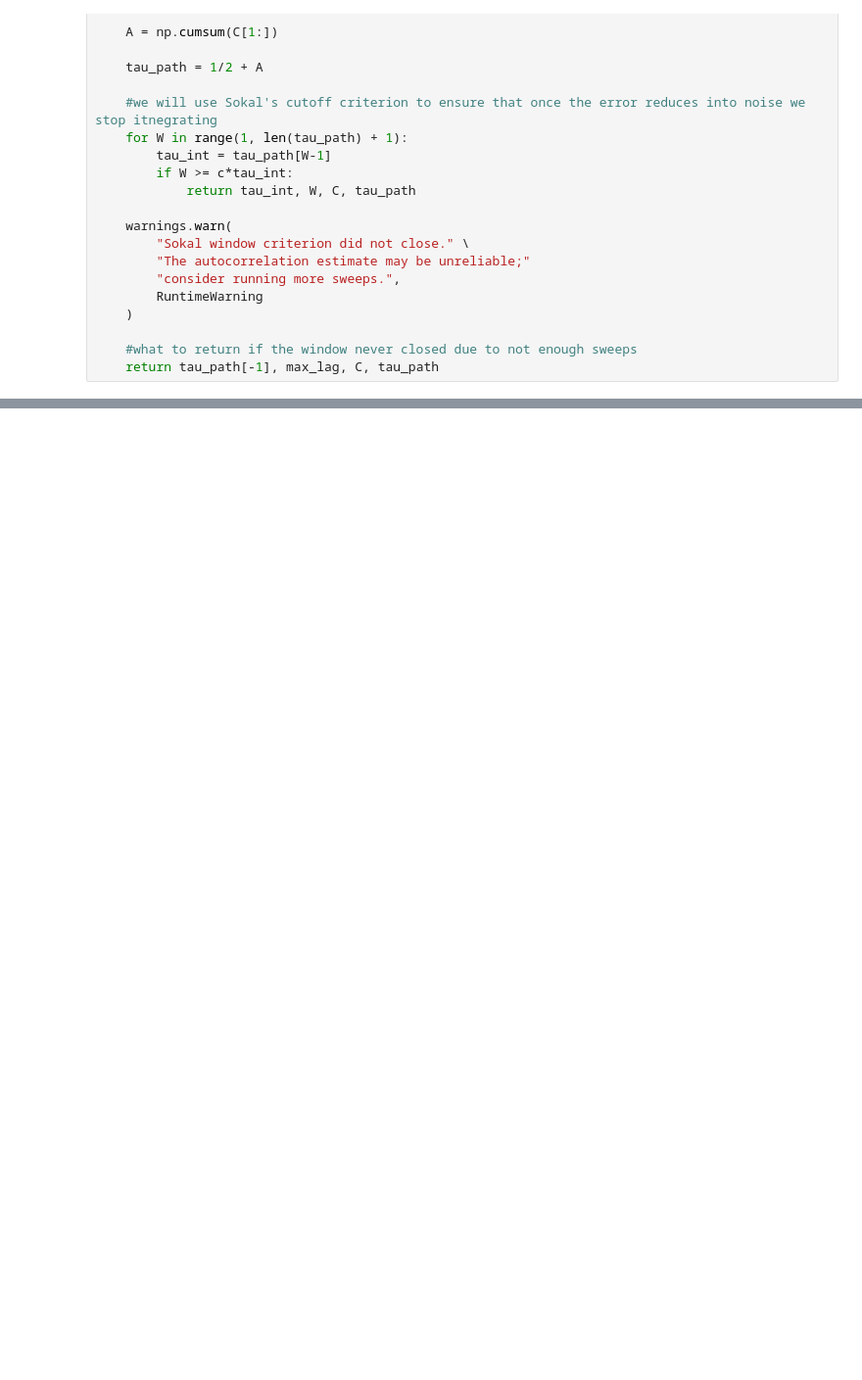
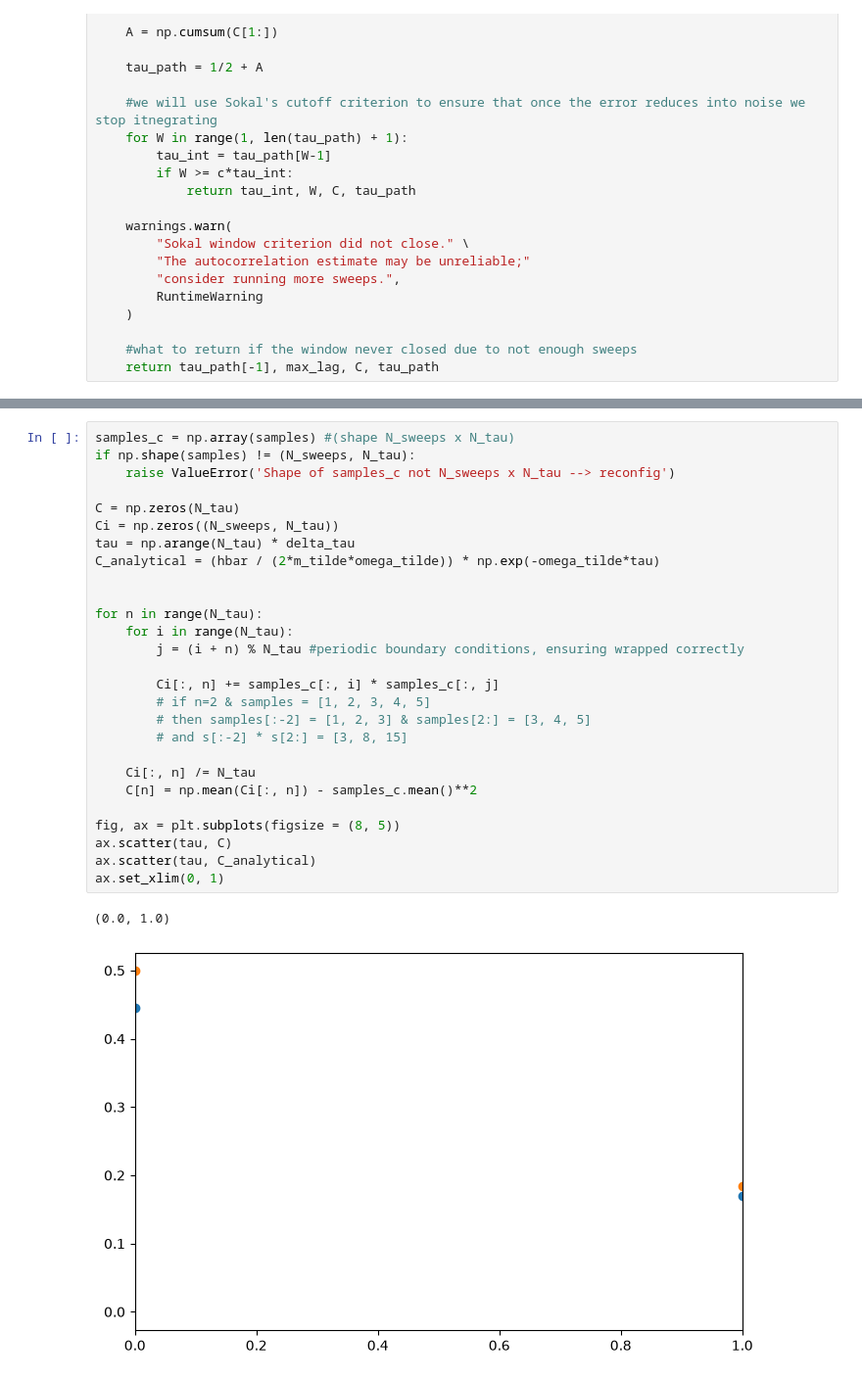
Before and after one commit to phillyyymcd/SHP_QuantumHarmonicOscillator, a Jupyter notebook: SHP_structured.ipynb, the cells around one changed output, grey strips where cells are left out. Shown at 98% size. Saved outputs shown, nothing was run; the diff lists cells and outputs as text; blank space fills up the shorter version.

```diff
--- a/SHP_structured.ipynb
+++ b/SHP_structured.ipynb
@@ -326,0 +328,30 @@ plt.show()
+# %%
+samples_c = np.array(samples) #(shape N_sweeps x N_tau)
+if np.shape(samples) != (N_sweeps, N_tau):
+    raise ValueError('Shape of samples_c not N_sweeps x N_tau --> reconfig')
+
+C = np.zeros(N_tau)
+Ci = np.zeros((N_sweeps, N_tau))
+tau = np.arange(N_tau) * delta_tau
+C_analytical = (hbar / (2*m_tilde*omega_tilde)) * np.exp(-omega_tilde*tau)
+
+
+for n in range(N_tau):
+    for i in range(N_tau):
+        j = (i + n) % N_tau #periodic boundary conditions, ensuring wrapped correctly
+
+        Ci[:, n] += samples_c[:, i] * samples_c[:, j]
+        # if n=2 & samples = [1, 2, 3, 4, 5]
+        # then samples[:-2] = [1, 2, 3] & samples[2:] = [3, 4, 5]
+        # and s[:-2] * s[2:] = [3, 8, 15]
+
+    Ci[:, n] /= N_tau
+    C[n] = np.mean(Ci[:, n]) - samples_c.mean()**2
+
+fig, ax = plt.subplots(figsize = (8, 5))
+ax.scatter(tau, C)
+ax.scatter(tau, C_analytical)
+ax.set_xlim(0, 1)
+# %% [output]
+(0.0, 1.0)
+[figure, added]
```
Also changed, not shown: parts of 5 cells of this notebook.
